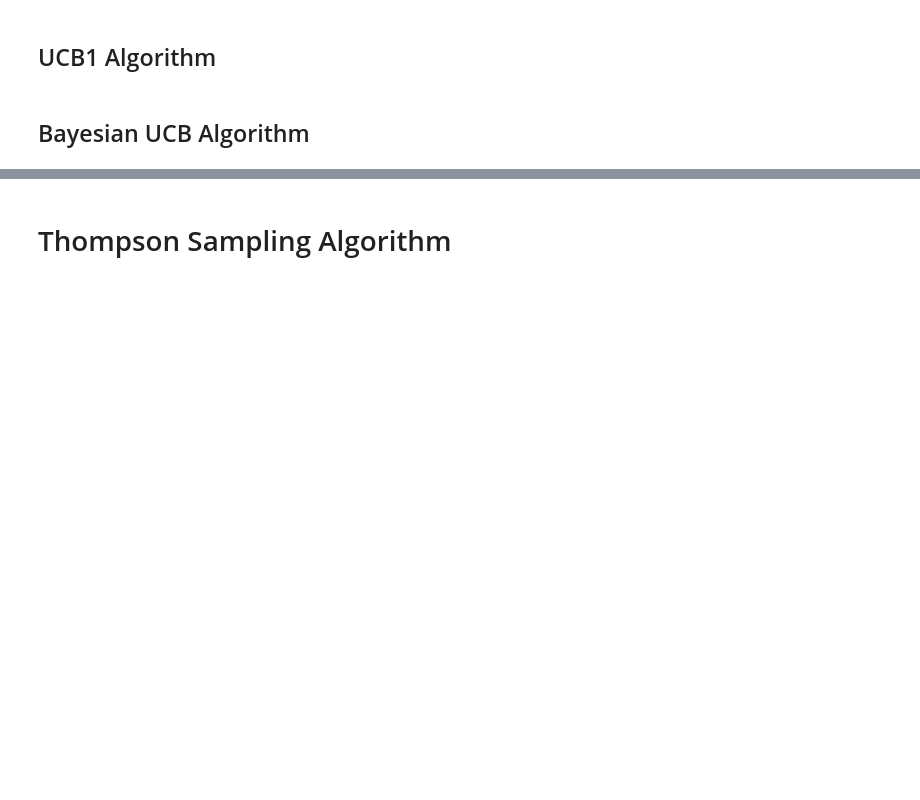
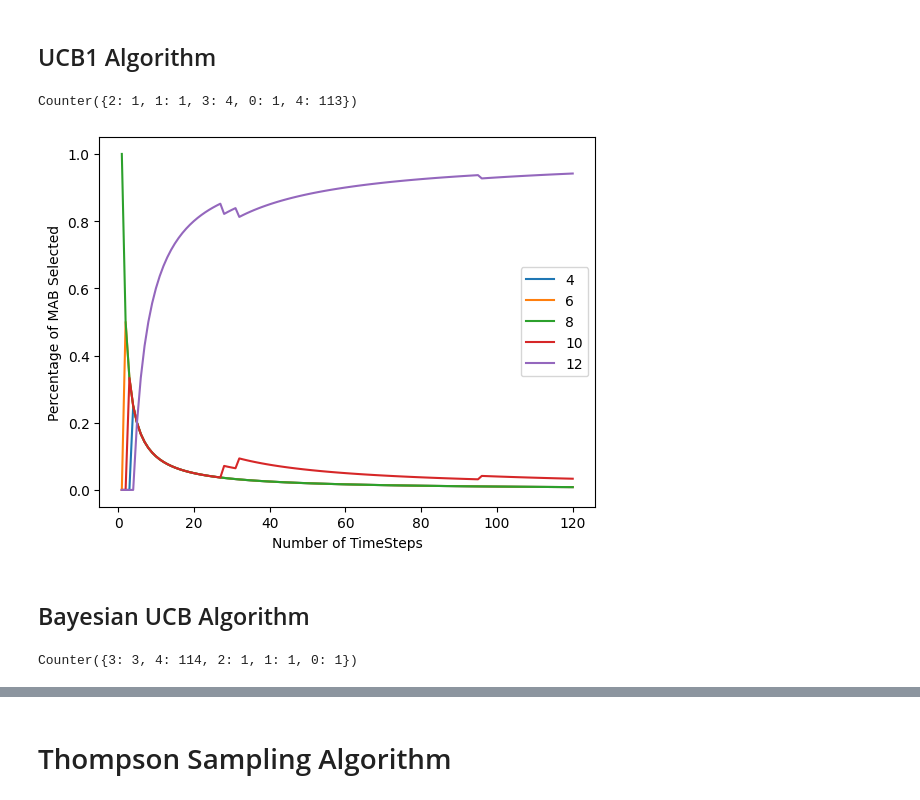
Before and after one commit to JohnYCLam/MachineLearning, a Jupyter notebook: Reinforcement_Learning_Multi_armed_Bandit.ipynb, the cells around one changed output, grey strips where cells are left out. Saved outputs shown, nothing was run; the diff lists cells and outputs as text; code cells hidden in the pictures; blank space fills up the shorter version.

```diff
--- a/Reinforcement_Learning_Multi_armed_Bandit.ipynb
+++ b/Reinforcement_Learning_Multi_armed_Bandit.ipynb
@@ -352,6 +381,23 @@ plt.show()
 ## UCB1 Algorithm
 # %%
 # Substitute c = sqrt(2)
+time_step = 120
+experiment = UCB_Experiment(UCB_MAB, true_means, np.sqrt(2))
+experiment.run(time_step)
+# %%
+percent_mabs_selected = percent_mabs_selected_per_timestep(experiment, time_step)
+# %%
+Counter(experiment.mabs_selected)
+# %% [output]
+Counter({2: 1, 1: 1, 3: 4, 0: 1, 4: 113})
+# %%
+plt.plot(range(1, time_step + 1), percent_mabs_selected)
+plt.xlabel('Number of TimeSteps')
+plt.ylabel('Percentage of MAB Selected')
+plt.legend(true_means)
+plt.show()
+# %% [output]
+[figure, added]
 # %% [markdown]
 ## Bayesian UCB Algorithm
 # %%
@@ -358,0 +410,4 @@ plt.show()
+# %%
+Counter(experiment.mabs_selected)
+# %% [output]
+Counter({3: 3, 4: 114, 2: 1, 1: 1, 0: 1})
```
Also changed, not shown: parts of 12 cells of this notebook.
